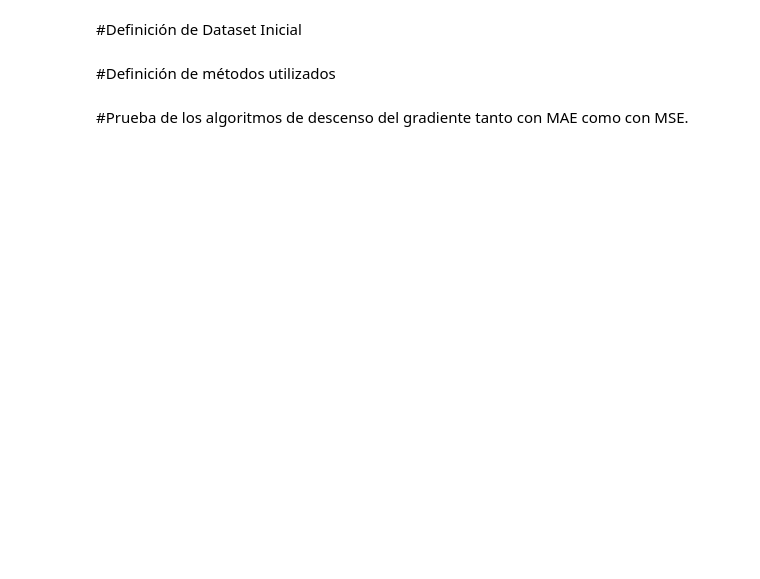
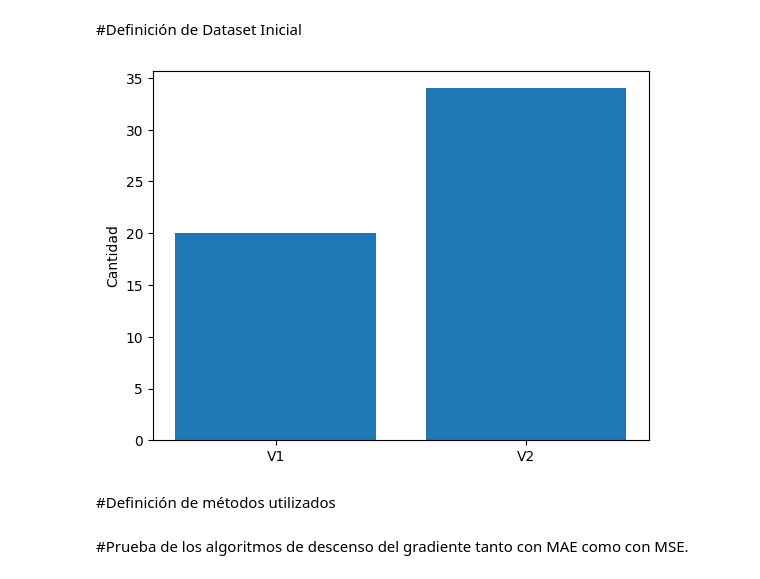
Before and after one commit to Pacatro/Practicas-IAA, a Jupyter notebook: p2/P2_IAA.ipynb, the cells around one changed output. Saved outputs shown, nothing was run; the diff lists cells and outputs as text; code cells hidden in the pictures; blank space fills up the shorter version.

```diff
--- a/p2/P2_IAA.ipynb
+++ b/p2/P2_IAA.ipynb
@@ -29,6 +30,23 @@ x = [
 ]
 y = [1.03,-1.44,4.53,2.24,13.27,5.62,21.53,#A partir de aqui es relleno para el mini-batch
      1.03,-1.44,4.53,2.24,13.27,5.62,21.53]
+# %%
+
+# Datos
+valores = [20, 34]
+etiquetas = ['V1', 'V2']
+
+# Crear gráfico de barras
+plt.bar(etiquetas, valores)
+
+# Añadir etiquetas
+plt.xlabel('')
+plt.ylabel('Cantidad')
+
+# Mostrar gráfico
+plt.show()
+# %% [output]
+[figure, added]
 # %% [markdown]
 #Definición de métodos utilizados
 # %%
```
Also changed, not shown: parts of 7 cells of this notebook.
